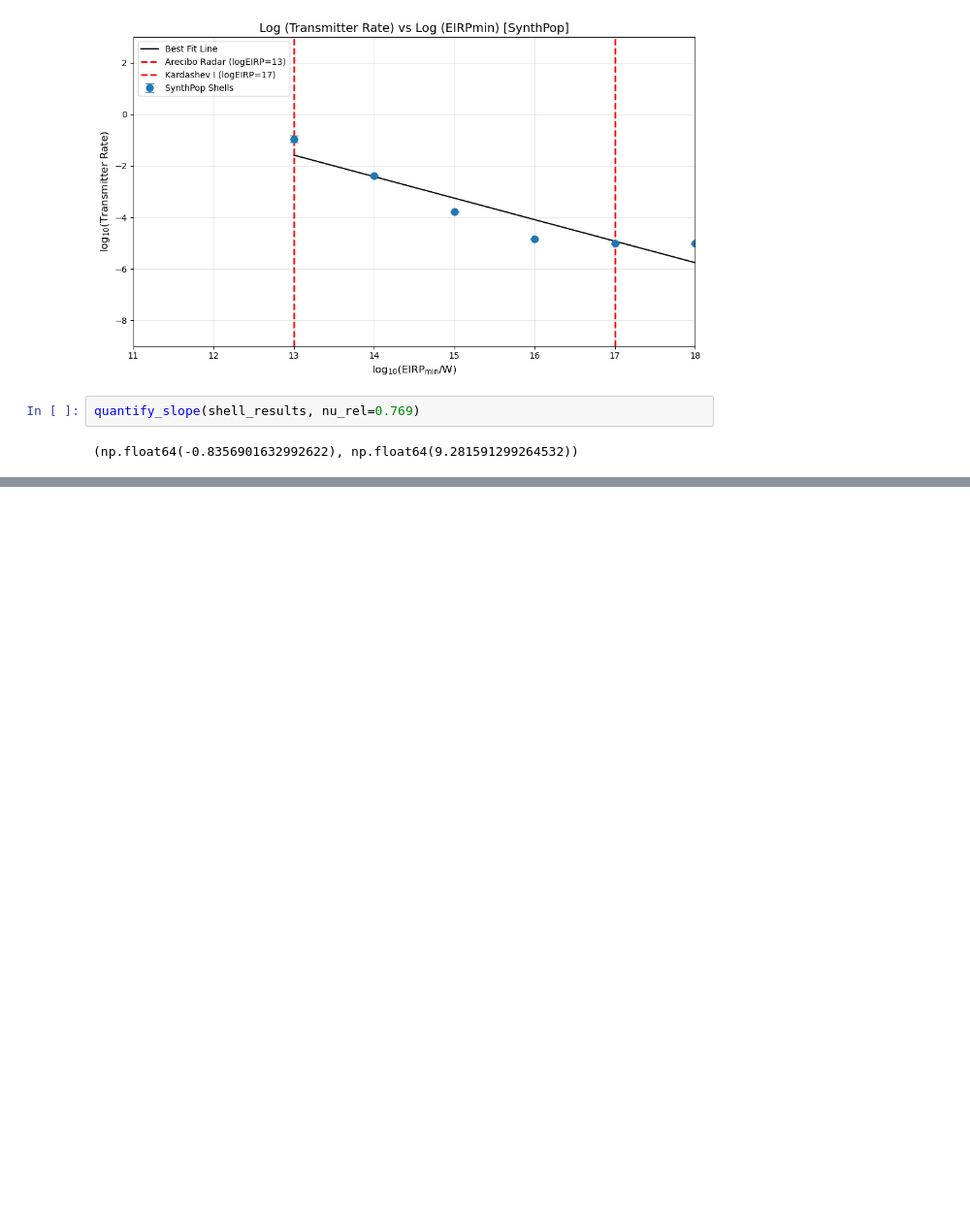
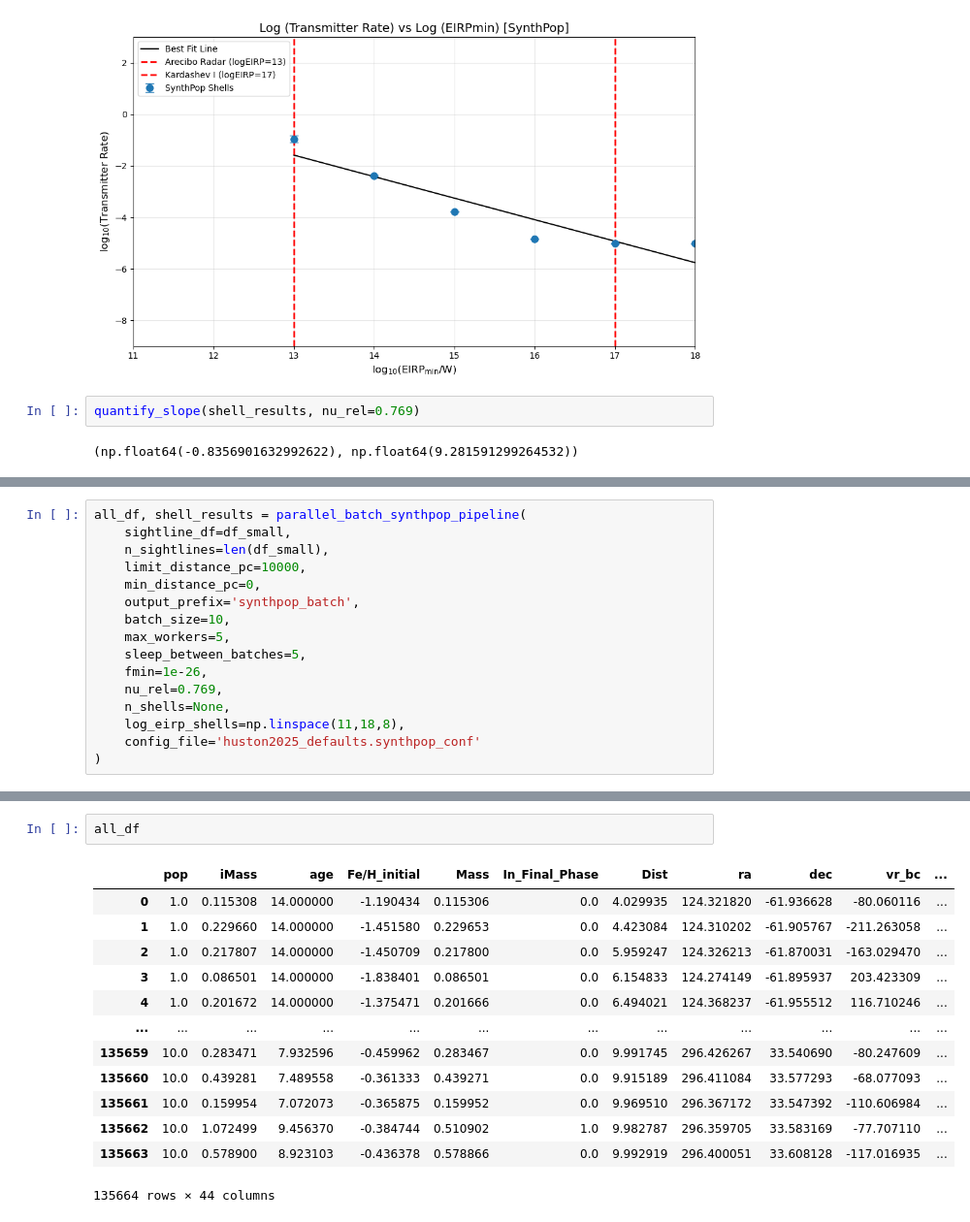
Before and after one commit to matti656/beamseti, a Jupyter notebook: SynthPop/SynthPop_Test.ipynb, the cells around one changed output, grey strips where cells are left out. Shown at 97% size. Saved outputs shown, nothing was run; the diff lists cells and outputs as text; blank space fills up the shorter version.

```diff
--- a/SynthPop/SynthPop_Test.ipynb
+++ b/SynthPop/SynthPop_Test.ipynb
@@ -2595,0 +2813,16 @@ quantify_slope(shell_results, nu_rel=0.769)
+# %%
+all_df, shell_results = parallel_batch_synthpop_pipeline(
+    sightline_df=df_small,
+    n_sightlines=len(df_small),
+    limit_distance_pc=10000,
+    min_distance_pc=0,
+    output_prefix='synthpop_batch',
+    batch_size=10,
+    max_workers=5,
+    sleep_between_batches=5,
+    fmin=1e-26,
+    nu_rel=0.769,
+    n_shells=None,
+    log_eirp_shells=np.linspace(11,18,8),
+    config_file='huston2025_defaults.synthpop_conf'
+)
@@ -2595,0 +2847,16 @@ quantify_slope(shell_results, nu_rel=0.769)
+# %%
+all_df
+# %% [output]
+|  | pop | iMass | age | Fe/H_initial | Mass | In_Final_Phase | Dist | ra | dec | vr_bc | ... |
+| 0 | 1.0 | 0.115308 | 14.000000 | -1.190434 | 0.115306 | 0.0 | 4.029935 | 124.321820 | -61.936628 | -80.060116 | ... |
+| 1 | 1.0 | 0.229660 | 14.000000 | -1.451580 | 0.229653 | 0.0 | 4.423084 | 124.310202 | -61.905767 | -211.263058 | ... |
+| 2 | 1.0 | 0.217807 | 14.000000 | -1.450709 | 0.217800 | 0.0 | 5.959247 | 124.326213 | -61.870031 | -163.029470 | ... |
+| 3 | 1.0 | 0.086501 | 14.000000 | -1.838401 | 0.086501 | 0.0 | 6.154833 | 124.274149 | -61.895937 | 203.423309 | ... |
+| 4 | 1.0 | 0.201672 | 14.000000 | -1.375471 | 0.201666 | 0.0 | 6.494021 | 124.368237 | -61.955512 | 116.710246 | ... |
+| ... | ... | ... | ... | ... | ... | ... | ... | ... | ... | ... | ... |
+| 135659 | 10.0 | 0.283471 | 7.932596 | -0.459962 | 0.283467 | 0.0 | 9.991745 | 296.426267 | 33.540690 | -80.247609 | ... |
+| 135660 | 10.0 | 0.439281 | 7.489558 | -0.361333 | 0.439271 | 0.0 | 9.915189 | 296.411084 | 33.577293 | -68.077093 | ... |
+| 135661 | 10.0 | 0.159954 | 7.072073 | -0.365875 | 0.159952 | 0.0 | 9.969510 | 296.367172 | 33.547392 | -110.606984 | ... |
+| 135662 | 10.0 | 1.072499 | 9.456370 | -0.384744 | 0.510902 | 1.0 | 9.982787 | 296.359705 | 33.583169 | -77.707110 | ... |
+| 135663 | 10.0 | 0.578900 | 8.923103 | -0.436378 | 0.578866 | 0.0 | 9.992919 | 296.400051 | 33.608128 | -117.016935 | ... |
+135664 rows × 44 columns
```
Also changed, not shown: parts of 7 cells of this notebook, 1 other file.
